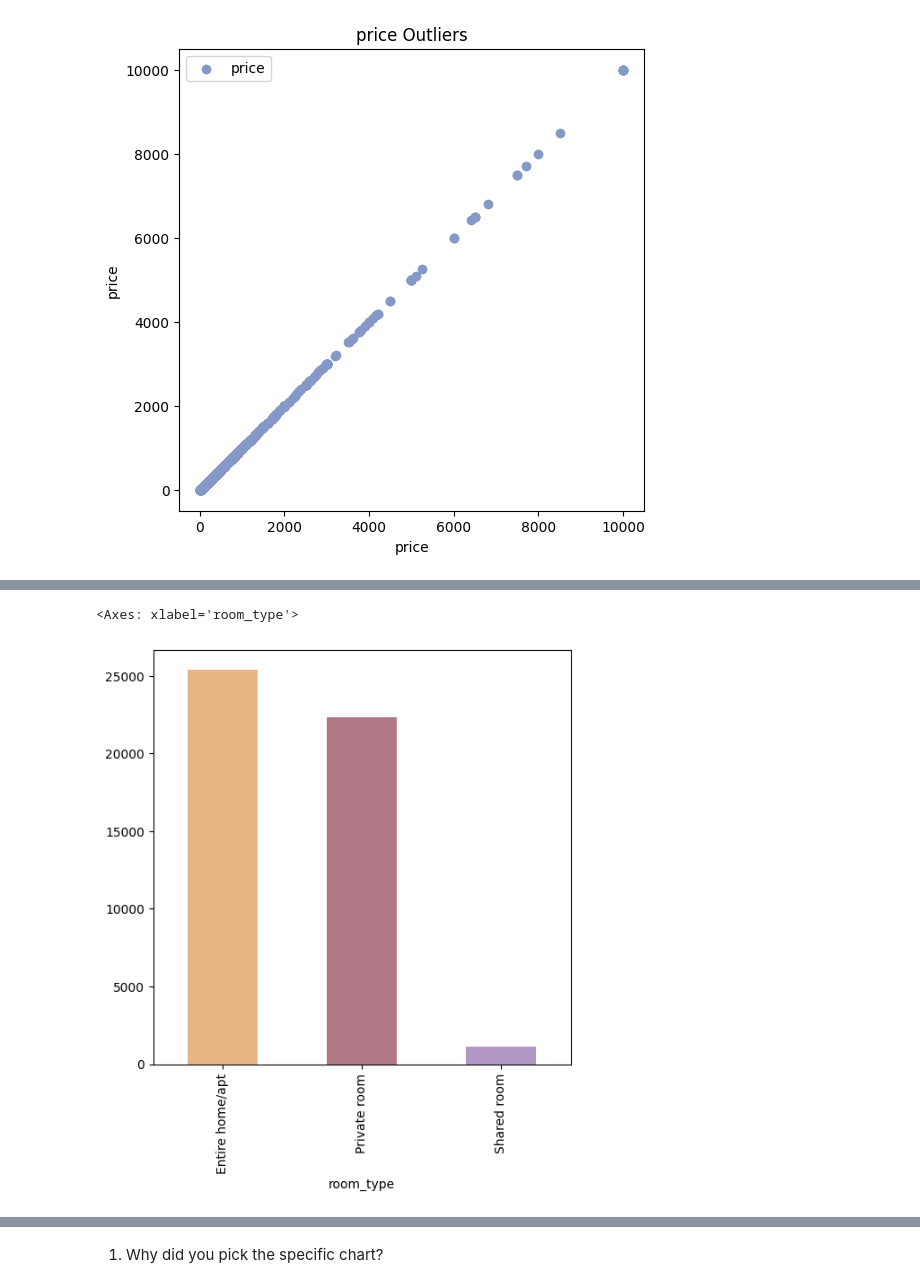
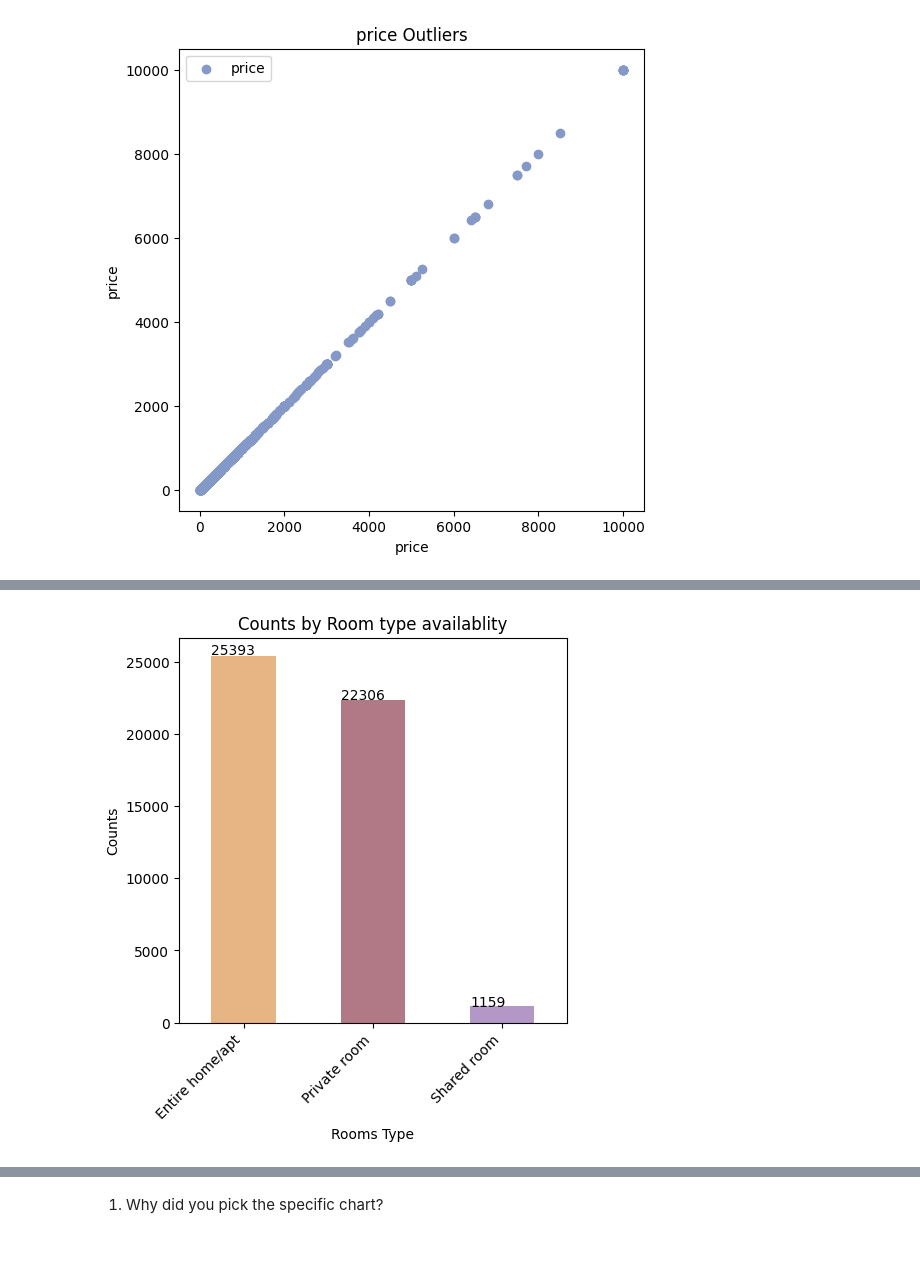
Before and after one commit to Jit562/EDA_AIRBNB_NYC_2019_Data_Analysis, a Jupyter notebook: EDA_AIRBNB_NYC_2019.ipynb, the cells around one changed output, grey strips where cells are left out. Saved outputs shown, nothing was run; the diff lists cells and outputs as text; code cells hidden in the pictures; blank space fills up the shorter version.

```diff
--- a/EDA_AIRBNB_NYC_2019.ipynb
+++ b/EDA_AIRBNB_NYC_2019.ipynb
@@ -1017,7 +1015,23 @@ sns.heatmap(dff.pivot_table(values='price', index='number_of_reviews', columns =
-# %%
-bar_colors = ['#E7B484','#B17886','#B398C7']
-plt.rcParams['figure.figsize'] = (6,6)
-dff['room_type'].value_counts().plot(kind = 'bar', color=bar_colors)
-# %% [output]
-<Axes: xlabel='room_type'>
-[figure, removed]
+# %%
+# Count the data using univariant ananlysis
+bar_colors = ['#E7B484','#B17886','#B398C7']
+
+data = dff['room_type'].value_counts()
+# Create the bar plot
+ax = data.plot(kind='bar', figsize=(5,5), color=bar_colors)
+
+# Add labels to each bar
+for p in ax.patches:
+    ax.annotate(str(p.get_height()), (p.get_x() * 1.005, p.get_height() * 1.005))
+
+plt.xticks(rotation=45, ha='right')
+
+# Optional: Enhance layout, titles, etc.
+ax.set_title('Counts by Room type availablity')
+ax.set_xlabel('Rooms Type')
+ax.set_ylabel('Counts')
+
+# Show the plot
+plt.show()
+# %% [output]
+[figure, added]
```
Also changed, not shown: parts of 37 cells of this notebook.
